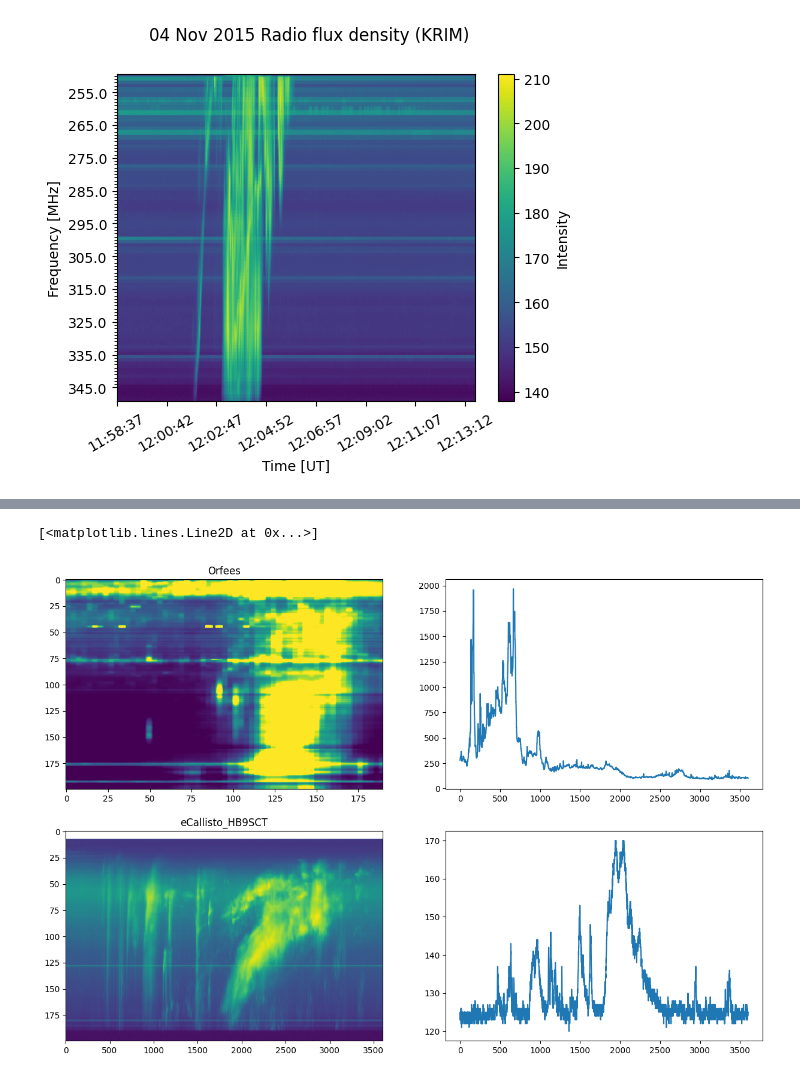
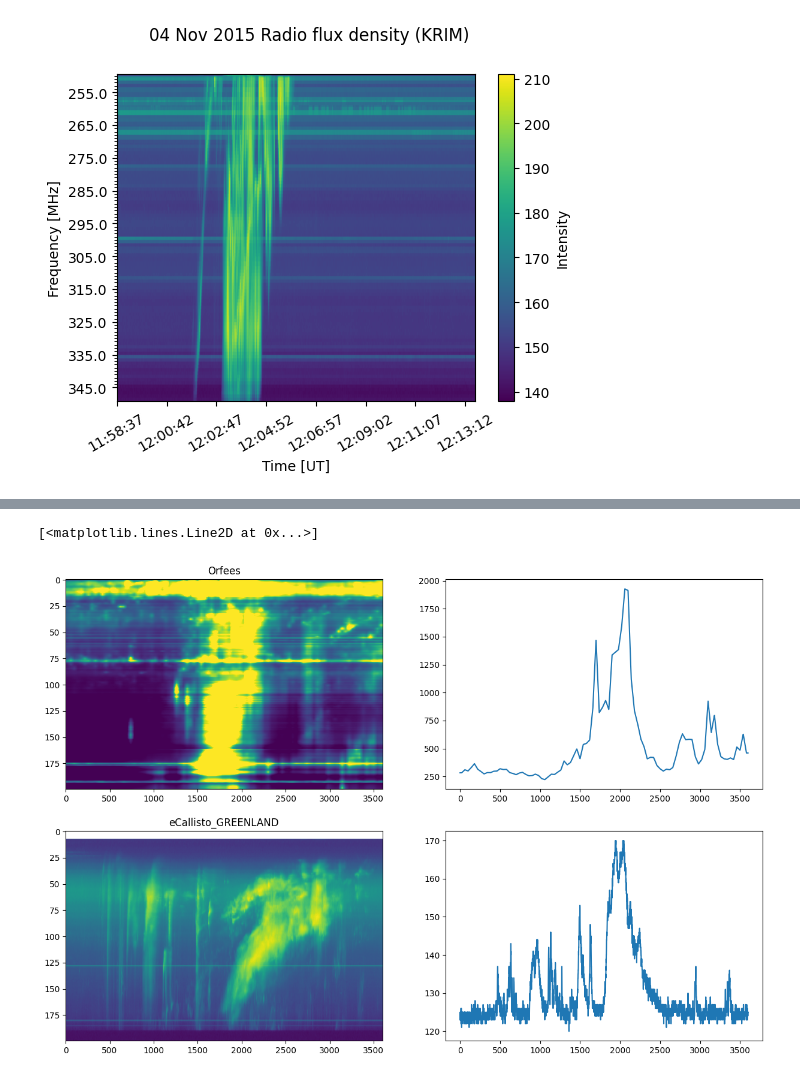
Before and after one commit to i4Ds/eCallistoValidation, a Jupyter notebook: validation/Orfees/Test_orfees.ipynb, the cells around one changed output, grey strips where cells are left out. Cells and saved outputs as stored; diff of their text form; code cells hidden in the pictures.

```diff
--- a/validation/Orfees/Test_orfees.ipynb
+++ b/validation/Orfees/Test_orfees.ipynb
@@ -273,21 +190,16 @@ axs[1, 1].plot(spec4.data[50])
 # %%
-test_2 = OrfeesSpectrogram("./orfees_files/int_orf20170906_115500_10.fts")
-
-_data = test_2.data
-
+orfees_2 = OrfeesSpectrogram("./orfees_files/int_orf20170906_115500_10 (1).fts")
 spec = CallistoSpectrogram.from_url('http://soleil.i4ds.ch/solarradio/data/2002-20yy_Callisto/2017/09/06/GREENLAND_20170906_115514_62.fit.gz')
 
-# # taking the shape of the ecallisto spec:
-_resize  = resize_array(_data, spec.shape[1],spec.shape[0])
-# print(f"Shape after: {_resize.shape}")
+_data = orfees_2.resize((spec.shape[1],spec.shape[0])) #[:, :200]
 
 fig, axs = plt.subplots(2, 2, figsize=(15, 10))
-axs[0, 0].imshow(_resize[:, 10:200],vmin=100, vmax=1000, aspect="auto")
+axs[0, 0].imshow(_data,vmin=100, vmax=1000, aspect="auto")
 axs[0, 0].set_title("Orfees")
 axs[1, 0].imshow(spec.data[::-1], aspect="auto")
-axs[1, 0].set_title("eCallisto_HB9SCT")
-axs[0, 1].plot(_resize[50])
+axs[1, 0].set_title("eCallisto_GREENLAND")
+axs[0, 1].plot(_data[50])
 axs[1, 1].plot(spec.data[50])
 # %% [output]
 [<matplotlib.lines.Line2D at 0x...>]
-[figure, old version]
+[figure, new version]
```
Also changed, not shown: parts of 11 cells of this notebook.
